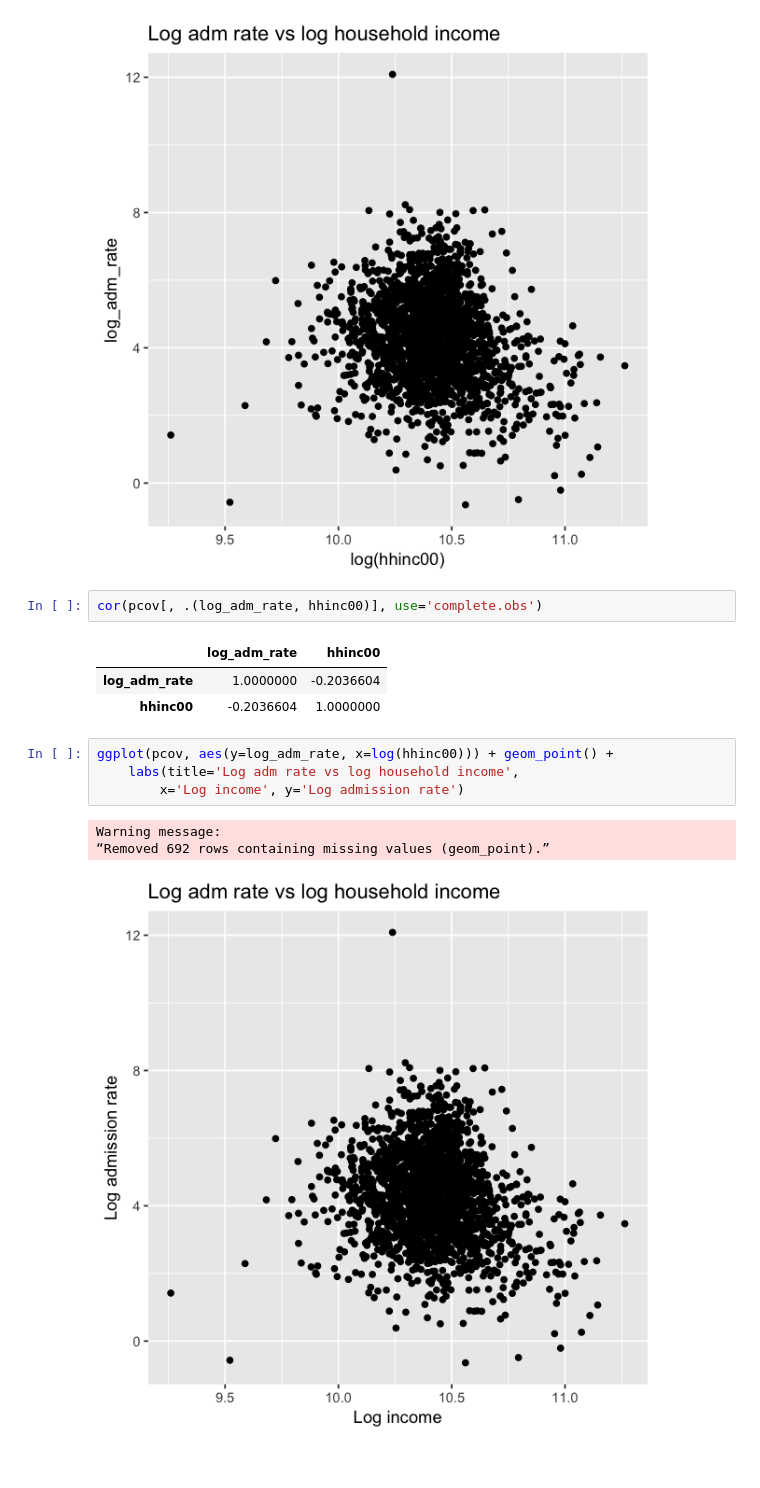
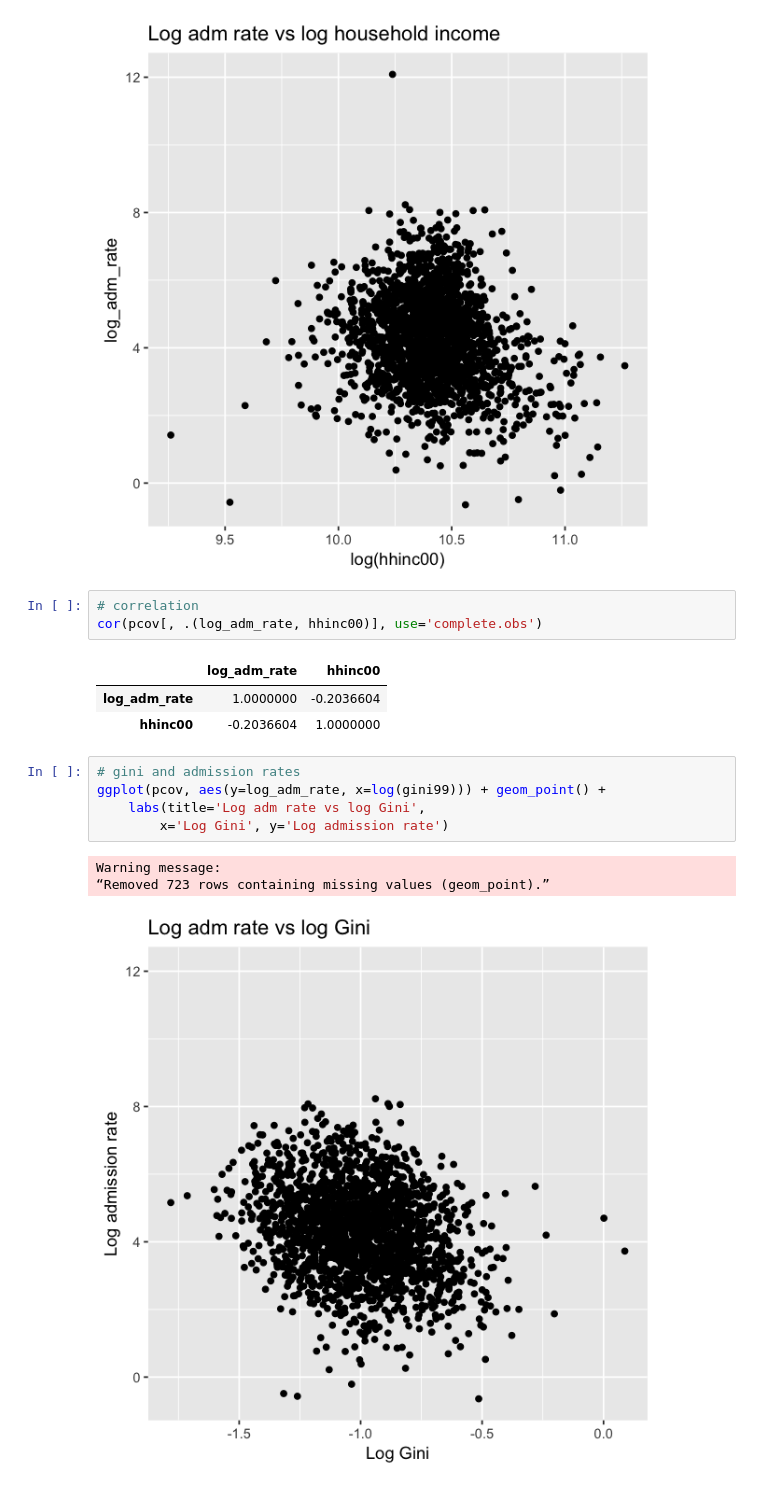
Before and after one commit to sdaza/mortality-incarceration-paper, a Jupyter notebook: notebooks/setup_agg_data.ipynb, the cells around one changed output. Saved outputs shown, nothing was run; the diff lists cells and outputs as text.

```diff
--- a/notebooks/setup_agg_data.ipynb
+++ b/notebooks/setup_agg_data.ipynb
@@ -91,16 +90,18 @@ Warning message:
 “Removed 692 rows containing missing values (geom_point).”
 [figure]
 # %%
+# correlation
 cor(pcov[, .(log_adm_rate, hhinc00)], use='complete.obs')
 # %% [output]
 |  | log_adm_rate | hhinc00 |
 | log_adm_rate | 1.0000000 | -0.2036604 |
 | hhinc00 | -0.2036604 | 1.0000000 |
 # %%
-ggplot(pcov, aes(y=log_adm_rate, x=log(hhinc00))) + geom_point() +
-    labs(title='Log adm rate vs log household income',
-        x='Log income', y='Log admission rate')
+# gini and admission rates
+ggplot(pcov, aes(y=log_adm_rate, x=log(gini99))) + geom_point() +
+    labs(title='Log adm rate vs log Gini',
+        x='Log Gini', y='Log admission rate')
 # %% [output]
 Warning message:
-“Removed 692 rows containing missing values (geom_point).”
+“Removed 723 rows containing missing values (geom_point).”
-[figure, old version]
+[figure, new version]
```
Also changed, not shown: parts of 1 cell of this notebook.
